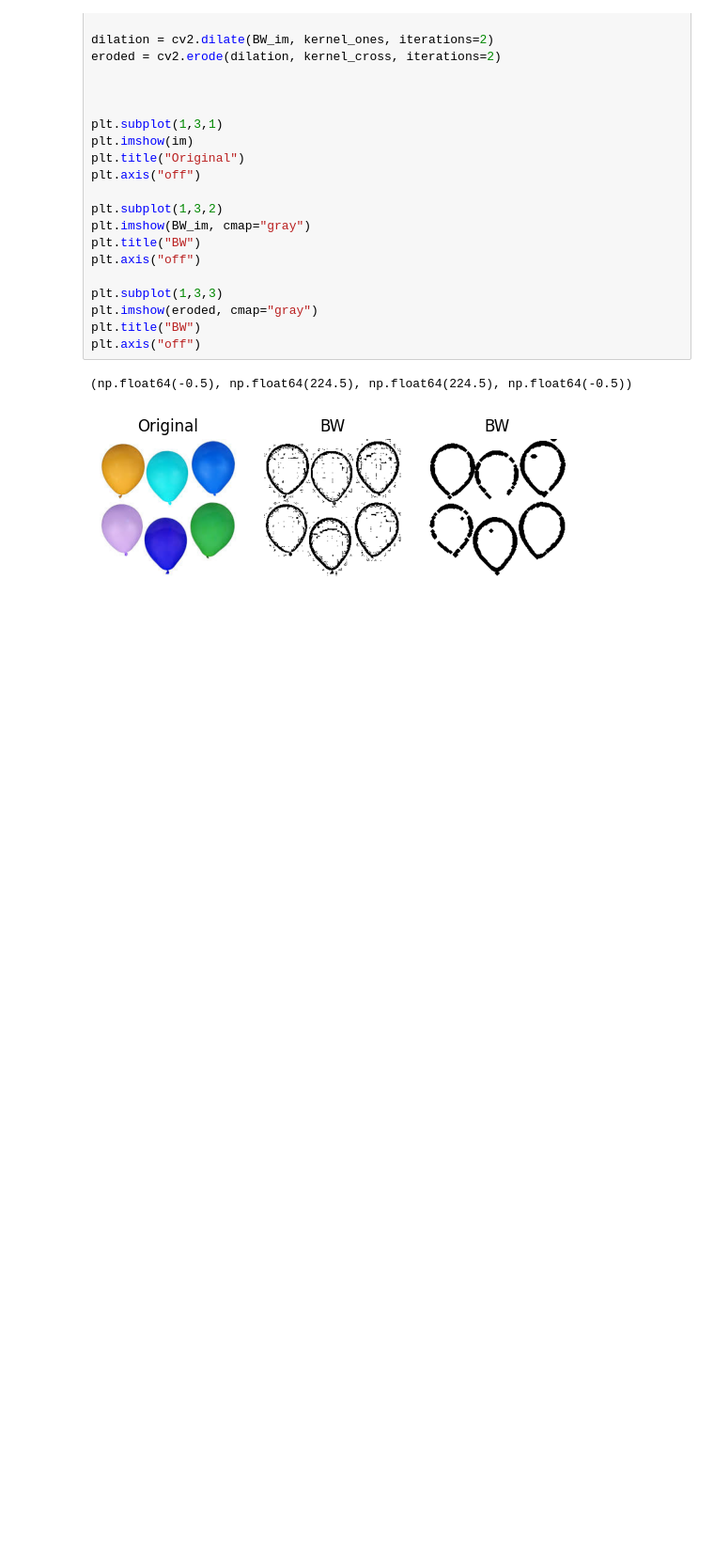
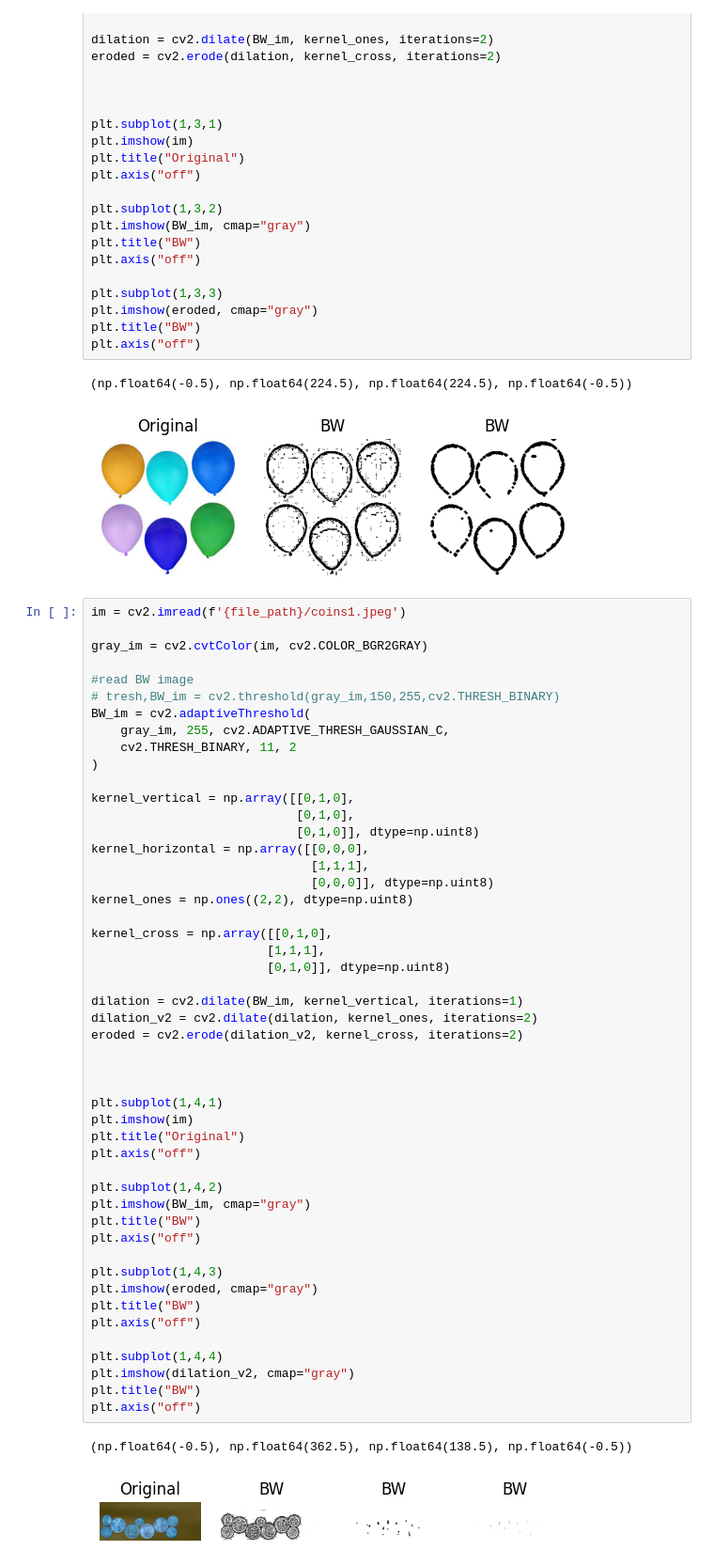
Before and after one commit to Pharseus/Image-Processing, a Jupyter notebook: week4_image_processing.ipynb, the cells around one changed output. Shown at 94% size. Drawn from its saved outputs; the diff is of its cells as text; blank space fills up the shorter version.

```diff
--- a/week4_image_processing.ipynb
+++ b/week4_image_processing.ipynb
@@ -422,3 +422,55 @@ plt.axis("off")
 # %% [output]
 (np.float64(-0.5), np.float64(224.5), np.float64(224.5), np.float64(-0.5))
 [figure]
+# %%
+im = cv2.imread(f'{file_path}/coins1.jpeg')
+
+gray_im = cv2.cvtColor(im, cv2.COLOR_BGR2GRAY)
+
+#read BW image
+# tresh,BW_im = cv2.threshold(gray_im,150,255,cv2.THRESH_BINARY)
+BW_im = cv2.adaptiveThreshold(
+    gray_im, 255, cv2.ADAPTIVE_THRESH_GAUSSIAN_C,
+    cv2.THRESH_BINARY, 11, 2
+)
+
+kernel_vertical = np.array([[0,1,0],
+                            [0,1,0],
+                            [0,1,0]], dtype=np.uint8)
+kernel_horizontal = np.array([[0,0,0],
+                              [1,1,1],
+                              [0,0,0]], dtype=np.uint8)
+kernel_ones = np.ones((2,2), dtype=np.uint8)
+
+kernel_cross = np.array([[0,1,0],
+                        [1,1,1],
+                        [0,1,0]], dtype=np.uint8)
+
+dilation = cv2.dilate(BW_im, kernel_vertical, iterations=1)
+dilation_v2 = cv2.dilate(dilation, kernel_ones, iterations=2)
+eroded = cv2.erode(dilation_v2, kernel_cross, iterations=2)
+
+
+
+plt.subplot(1,4,1)
+plt.imshow(im)
+plt.title("Original")
+plt.axis("off")
+
+plt.subplot(1,4,2)
+plt.imshow(BW_im, cmap="gray")
+plt.title("BW")
+plt.axis("off")
+
+plt.subplot(1,4,3)
+plt.imshow(eroded, cmap="gray")
+plt.title("BW")
+plt.axis("off")
+
+plt.subplot(1,4,4)
+plt.imshow(dilation_v2, cmap="gray")
+plt.title("BW")
+plt.axis("off")
+# %% [output]
+(np.float64(-0.5), np.float64(362.5), np.float64(138.5), np.float64(-0.5))
+[figure, added]
```
